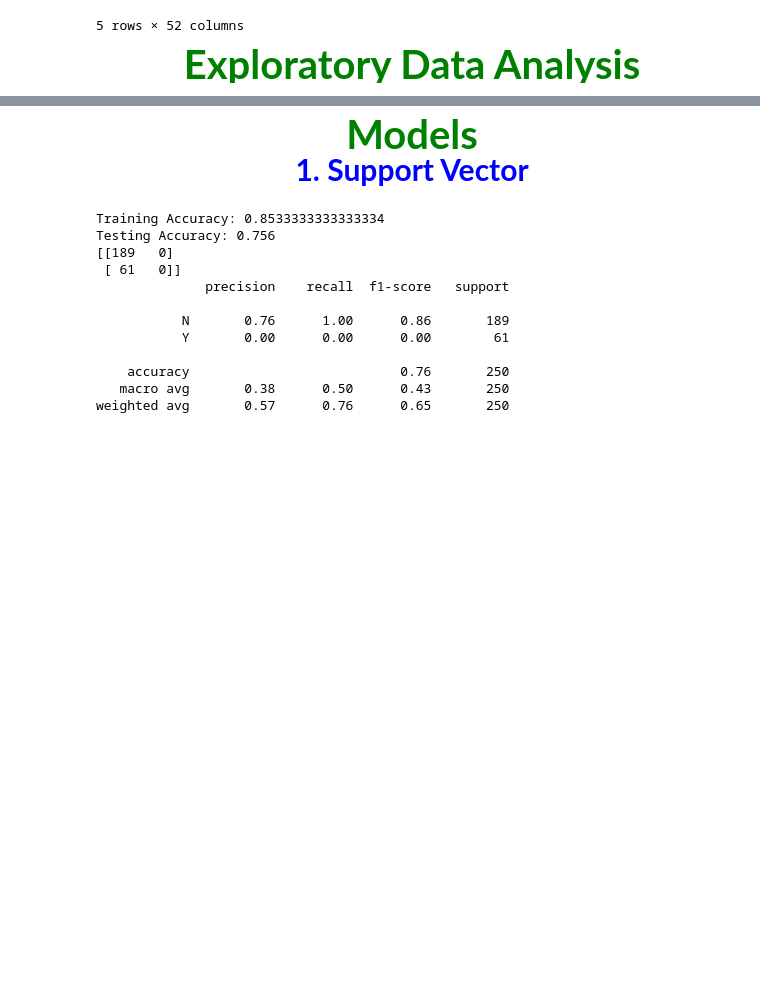
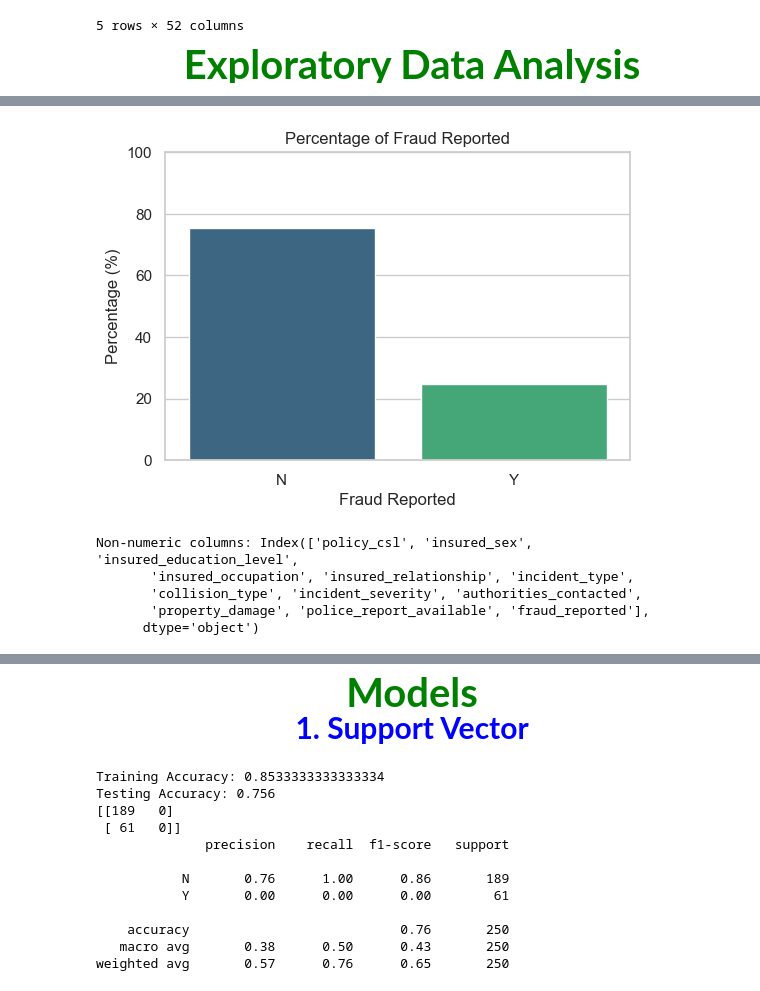
Before and after one commit to VhoMatidza/Insurance-claims-Analysis, a Jupyter notebook: Insurance Fraud Detection A Matidza.ipynb, the cells around one changed output, grey strips where cells are left out. Drawn from its saved outputs; the diff is of its cells as text; code cells hidden in the pictures; blank space fills up the shorter version.

```diff
--- a/Insurance Fraud Detection A Matidza.ipynb
+++ b/Insurance Fraud Detection A Matidza.ipynb
@@ -464,0 +512,31 @@ x_train.head()
+# %%
+import pandas as pd
+import seaborn as sns
+import matplotlib.pyplot as plt
+
+# Load the dataset
+df = pd.read_csv('C:\\Users\\st\\Desktop\\Analysis - Insurance\\12 models\\insurance_claims (1).csv')
+
+# Calculate percentage of fraud reported
+fraud_percentage = df['fraud_reported'].value_counts(normalize=True) * 100
+
+# Plotting Percentage of Fraud Reported
+plt.figure(figsize=(6, 4))
+sns.barplot(x=fraud_percentage.index, y=fraud_percentage.values, palette='viridis')
+plt.title('Percentage of Fraud Reported')
+plt.xlabel('Fraud Reported')
+plt.ylabel('Percentage (%)')
+plt.ylim(0, 100)  # Ensure y-axis starts from 0 to 100%
+plt.show()
+# %% [output]
+[figure, added]
+# %%
+# Identify non-numeric columns
+non_numeric_cols = df.select_dtypes(exclude=[np.number]).columns
+print("Non-numeric columns:", non_numeric_cols)
+# %% [output]
+Non-numeric columns: Index(['policy_csl', 'insured_sex', 'insured_education_level',
+       'insured_occupation', 'insured_relationship', 'incident_type',
+       'collision_type', 'incident_severity', 'authorities_contacted',
+       'property_damage', 'police_report_available', 'fraud_reported'],
+      dtype='object')
```
Also changed, not shown: parts of 6 cells of this notebook.
